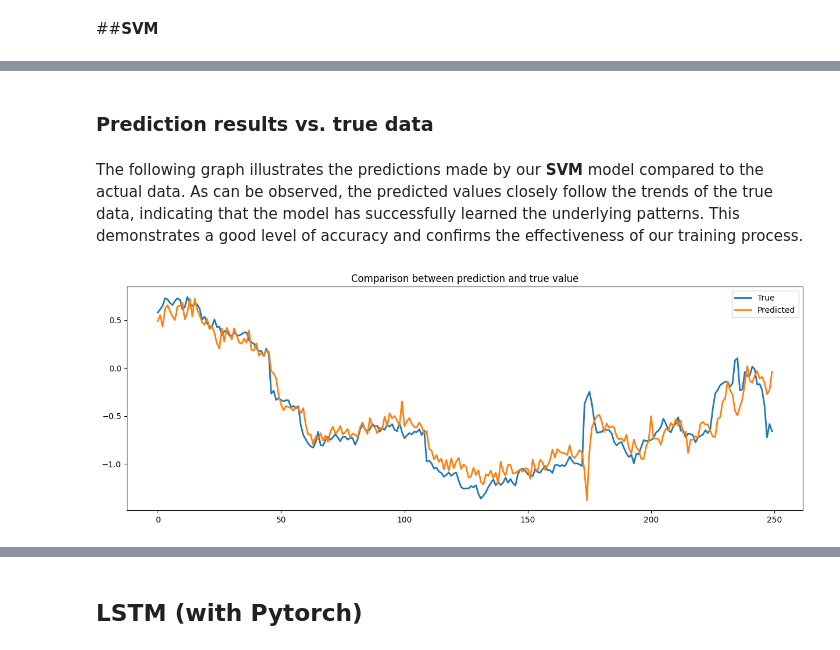
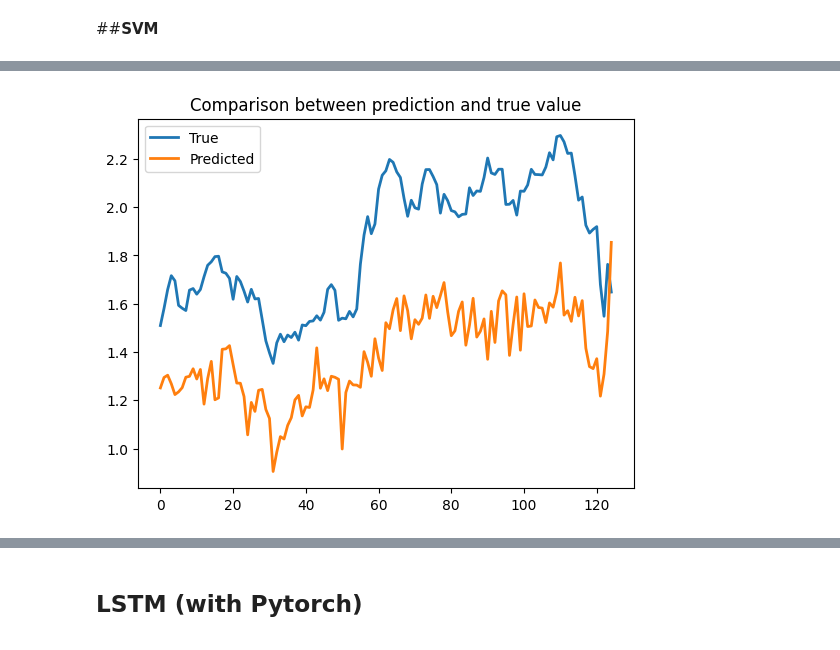
Before and after one commit to RobertoSonzini/NAML_project, a Jupyter notebook: Progetto_NAML_Dataset_variation.ipynb, the cells around one changed output, grey strips where cells are left out. Saved outputs shown, nothing was run; the diff lists cells and outputs as text; code cells hidden in the pictures.

```diff
--- a/Progetto_NAML_Dataset_variation.ipynb
+++ b/Progetto_NAML_Dataset_variation.ipynb
@@ -734,16 +537,52 @@ Test Loss: 0.1062
-# %% [markdown]
-### **Prediction results vs. true data**
-# %% [markdown]
-The following graph illustrates the predictions made by our **SVM** model compared to the actual data. As can be observed, the predicted values closely follow the trends of the true data, indicating that the model has successfully learned the underlying patterns. This demonstrates a good level of accuracy and confirms the effectiveness of our training process.
+# %%
+class SVR:
+    def __init__(self, epsilon=0.1, C=1.0):
+        self.epsilon = epsilon
+        self.C = C
+        self.params = None
+
+    def loss(self, params, X, y):
+        w, b = params[:-1], params[-1]
+        preds = X @ w + b
+
+        # Compute epsilon-insensitive loss
+        r = jnp.abs(preds - y.squeeze())
+        eps_loss = jnp.maximum(0.0, r - self.epsilon)
+
+        # Total loss
+        return 0.5 * jnp.sum(w*w) + self.C * jnp.mean(eps_loss)
+
+    def train(self, X, y):
+        X = jnp.asarray(X)
+        y = jnp.asarray(y).squeeze()
+        n_features = X.shape[1]
+        init = jnp.zeros(n_features + 1)  # w + b
+        res = jax.scipy.optimize.minimize(self.loss, init, method="BFGS", args=(X, y))
+        self.params = res.x
+
+
+    def predict(self, X):
+        w, b = self.params[:-1], self.params[-1]
+        return jnp.asarray(X) @ w + b
+# %%
+# Convert data to JAX arrays
+X_train = jnp.array(X_train)
+y_train = jnp.array(y_train)
+X_test = jnp.array(X_test)
+y_test = jnp.array(y_test)
+# %%
+svr = SVR(epsilon=0.1, C=1.5)
+svr.train(X_train, y_train)
+y_pred_train = svr.predict(X_train)
+y_pred_test = svr.predict(X_test)
 # %%
 def plot_predictions(preds, actuals):
-  plt.figure(figsize=(15, 5))
   plt.plot(actuals, label='True')
   plt.plot(preds, label='Predicted')
   plt.legend()
   plt.title('Comparison between prediction and true value')
   plt.show()
+
+plot_predictions(y_pred_test, y_test)
+# %% [output]
+[figure, added]
-# %%
-plot_predictions(preds_SVM, y_test)
-# %% [output]
-[figure, removed]
```
Also changed, not shown: parts of 86 cells of this notebook.
